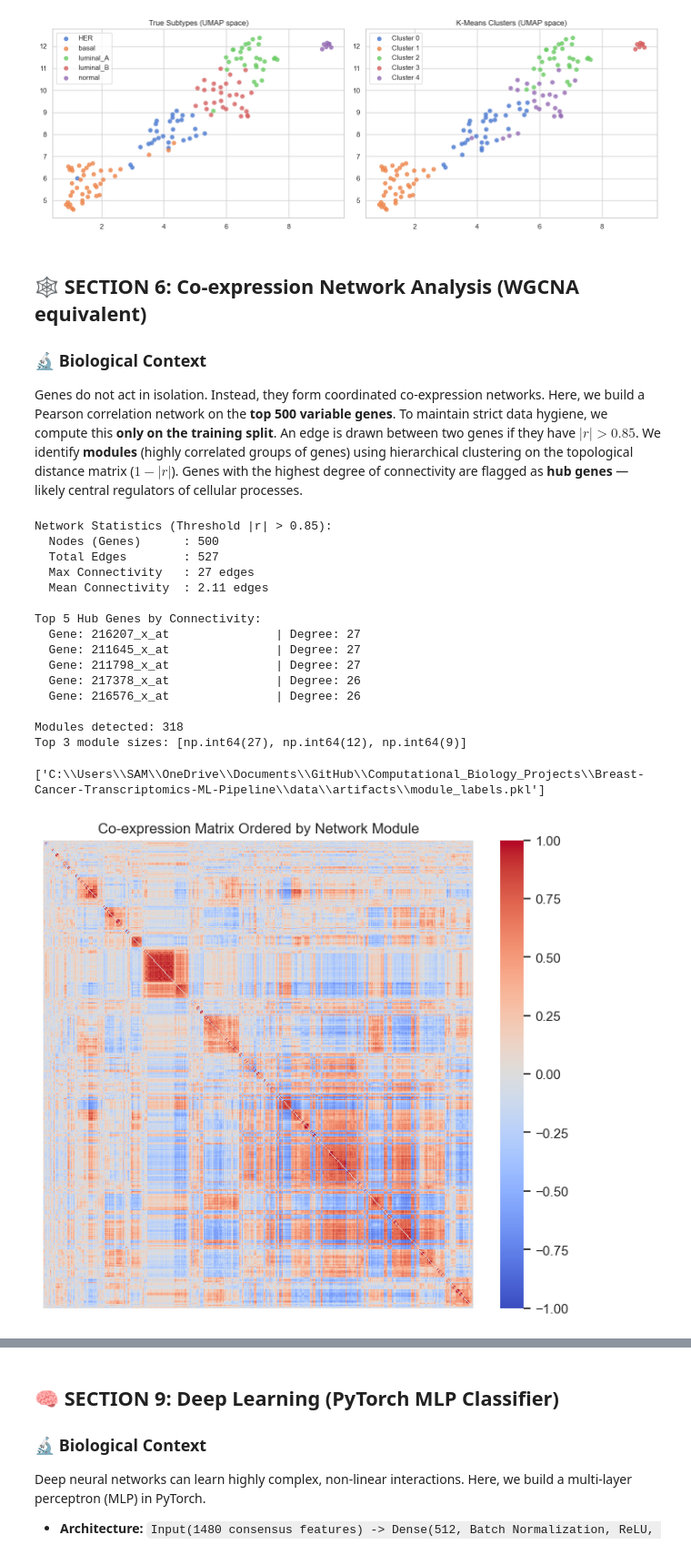
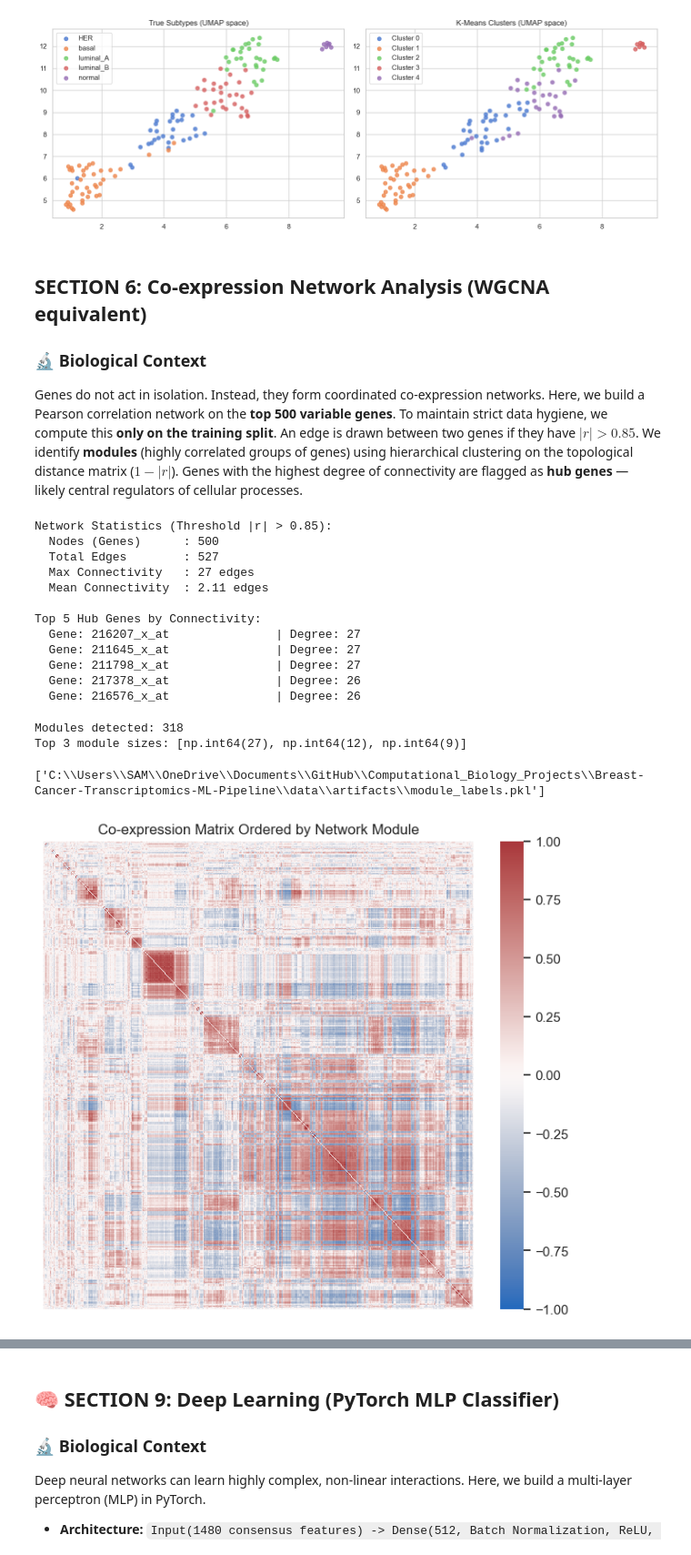
Before and after one commit to shubhamkjha369/OncoResolve-Breast-Cancer-Transcriptomics, a Jupyter notebook: Breast-Cancer-Transcriptomics-ML-Pipeline/notebooks/Breast_Cancer_ML_Pipeline.ipynb, the cells around one changed output, grey strips where cells are left out. Shown at 91% size. Drawn from its saved outputs; the diff is of its cells as text; code cells hidden in the pictures.

```diff
--- a/Breast-Cancer-Transcriptomics-ML-Pipeline/notebooks/Breast_Cancer_ML_Pipeline.ipynb
+++ b/Breast-Cancer-Transcriptomics-ML-Pipeline/notebooks/Breast_Cancer_ML_Pipeline.ipynb
@@ -943,7 +942,7 @@ plt.show()
 # %% [output]
 [figure]
 # %% [markdown]
-## 🕸️ SECTION 6: Co-expression Network Analysis (WGCNA equivalent)
+## SECTION 6: Co-expression Network Analysis (WGCNA equivalent)
 ### 🔬 Biological Context
 Genes do not act in isolation. Instead, they form coordinated co-expression networks.
 Here, we build a Pearson correlation network on the **top 500 variable genes**. To maintain strict data hygiene, we compute this **only on the training split**.
@@ -951,12 +950,6 @@ An edge is drawn between two genes if they have $|r| > 0.85$.
 We identify **modules** (highly correlated groups of genes) using hierarchical clustering on the topological distance matrix ($1 - |r|$).
 Genes with the highest degree of connectivity are flagged as **hub genes** — likely central regulators of cellular processes.
 # %%
-# Load data
-df = pd.read_parquet(PROCESSED_DATA_DIR / "breast_cancer_qn.parquet")
-feat_cols = [c for c in df.columns if c != 'type']
-X = df[feat_cols].values.astype(np.float32)
-y = df['type'].values
-
 # Split to prevent data leakage in network structure
 X_train, _, _, _ = train_test_split(X, y, test_size=0.2, stratify=y, random_state=42)
 
@@ -985,29 +978,6 @@ print("\nTop 5 Hub Genes by Connectivity:")
 top_hubs = np.argsort(node_degree)[::-1][:5]
 for idx in top_hubs:
     print(f"  Gene: {top500_probes[idx]:<25} | Degree: {node_degree[idx]}")
-
-# ── 6.3 Module Detection via Hierarchical Clustering ──
-dist_matrix = 1 - np.abs(corr_matrix)
-np.fill_diagonal(dist_matrix, 0)
-dist_matrix = (dist_matrix + dist_matrix.T) / 2.0  # force exact symmetry
-
-condensed = squareform(dist_matrix)
-Z_net = linkage(condensed, method='average')
-module_labels = fcluster(Z_net, t=0.20, criterion='distance') # distance threshold 0.2 means r > 0.80
-
-n_modules = len(np.unique(module_labels))
-print(f"\nModules detected: {n_modules}")
-module_sizes = pd.Series(module_labels).value_counts().sort_values(ascending=False)
-print(f"Top 3 module sizes: {list(module_sizes.head(3).values)}")
-
-# Save artifacts
-net_df = pd.DataFrame({
-    'probe_id': top500_probes, 'degree': node_degree, 'module': module_labels
-}).sort_values('degree', ascending=False)
-net_df.to_parquet(ARTIFACT_DIR / "coexpression_network.parquet", index=False)
-np.save(ARTIFACT_DIR / "corr_matrix_500.npy", corr_matrix)
-joblib.dump(top500_probes, ARTIFACT_DIR / "top500_probes.pkl")
-joblib.dump(module_labels, ARTIFACT_DIR / "module_labels.pkl")
 # %% [output]
 Network Statistics (Threshold |r| > 0.85):
   Nodes (Genes)      : 500
@@ -1021,20 +991,51 @@ Top 5 Hub Genes by Connectivity:
   Gene: 211798_x_at               | Degree: 27
   Gene: 217378_x_at               | Degree: 26
   Gene: 216576_x_at               | Degree: 26
-
-Modules detected: 318
-Top 3 module sizes: [np.int64(27), np.int64(12), np.int64(9)]
-['C:\\Users\\SAM\\OneDrive\\Documents\\GitHub\\Computational_Biology_Projects\\Breast-Cancer-Transcriptomics-ML-Pipeline\\data\\artifacts\\module_labels.pkl']
+# %%
+# ── 6.3 Module Detection via Hierarchical Clustering ──
+dist_matrix = 1 - np.abs(corr_matrix)
+np.fill_diagonal(dist_matrix, 0)
+dist_matrix = (dist_matrix + dist_matrix.T) / 2.0  # force exact symmetry
+
+condensed = squareform(dist_matrix)
+Z_net = linkage(condensed, method='average')
+module_labels = fcluster(Z_net, t=0.20, criterion='distance') # distance threshold 0.2 means r > 0.80
+
+n_modules = len(np.unique(module_labels))
+print(f"\nModules detected: {n_modules}")
+module_sizes = pd.Series(module_labels).value_counts().sort_values(ascending=False)
+print(f"Top 3 module sizes: {list(module_sizes.head(3).values)}")
+# %% [output]
+Modules detected: 318
+Top 3 module sizes: [np.int64(27), np.int64(12), np.int64(9)]
+# %%
+# Save artifacts
+net_df = pd.DataFrame({
+    'probe_id': top500_probes, 'degree': node_degree, 'module': module_labels
+}).sort_values('degree', ascending=False)
+net_df.to_parquet(ARTIFACT_DIR / "coexpression_network.parquet", index=False)
+np.save(ARTIFACT_DIR / "corr_matrix_500.npy", corr_matrix)
+joblib.dump(top500_probes, ARTIFACT_DIR / "top500_probes.pkl")
+joblib.dump(module_labels, ARTIFACT_DIR / "module_labels.pkl")
+# %% [output]
+['C:\\Users\\SAM\\OneDrive\\Documents\\GitHub\\Computational_Biology_Projects\\Breast-Cancer-Transcriptomics-ML-Pipeline\\data\\artifacts\\module_labels.pkl']
 # %%
 # ── 6.4 Heatmap of Sorted Co-expression Modules ──
 # Sort correlation matrix by module labels to show block structures
 sort_idx = np.argsort(module_labels)
 sorted_corr = corr_matrix[sort_idx, :][:, sort_idx]
 
 plt.figure(figsize=(8, 7))
-sns.heatmap(sorted_corr, cmap="coolwarm", vmin=-1, vmax=1, xticklabels=False, yticklabels=False)
+sns.heatmap(
+    sorted_corr,
+    cmap="vlag",
+    vmin=-1,
+    vmax=1,
+    xticklabels=False,
+    yticklabels=False
+)
 plt.title("Co-expression Matrix Ordered by Network Module")
 plt.show()
 # %% [output]
-[figure, old version]
+[figure, new version]
 # %% [markdown]
```
Also changed, not shown: parts of 26 cells of this notebook, 1 other file.
